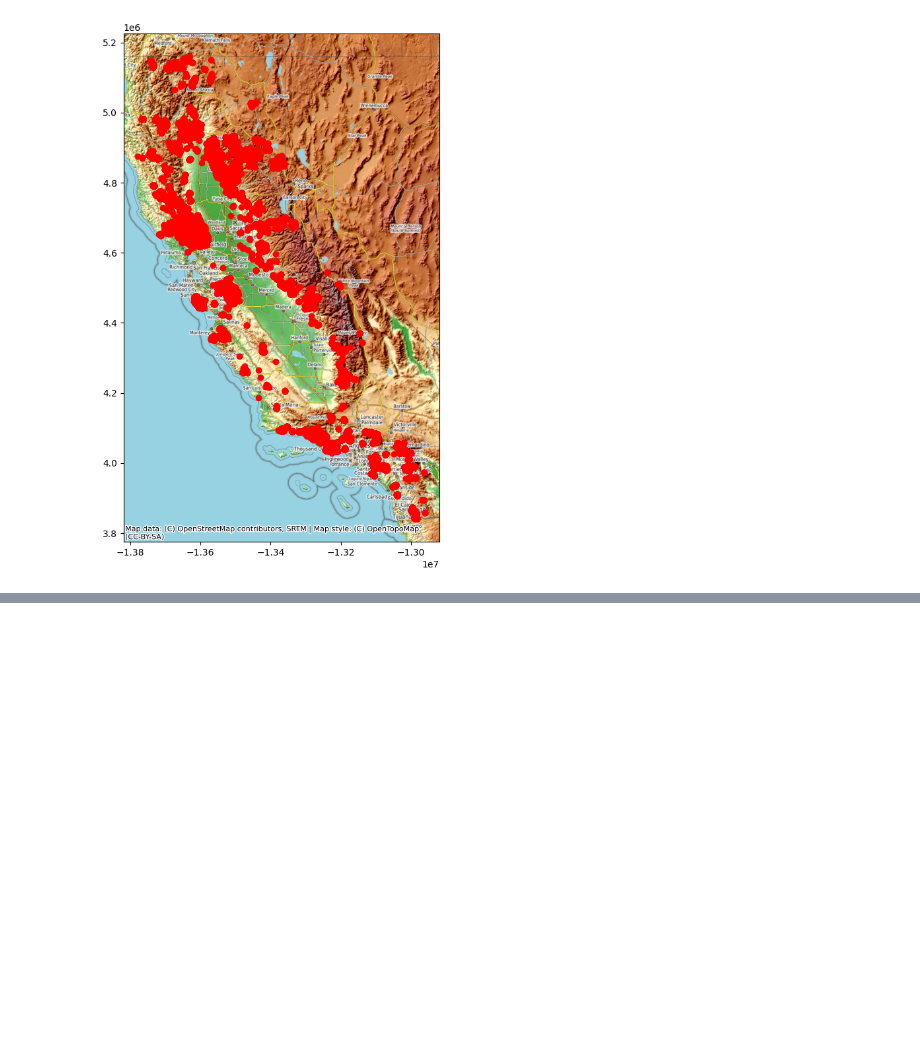
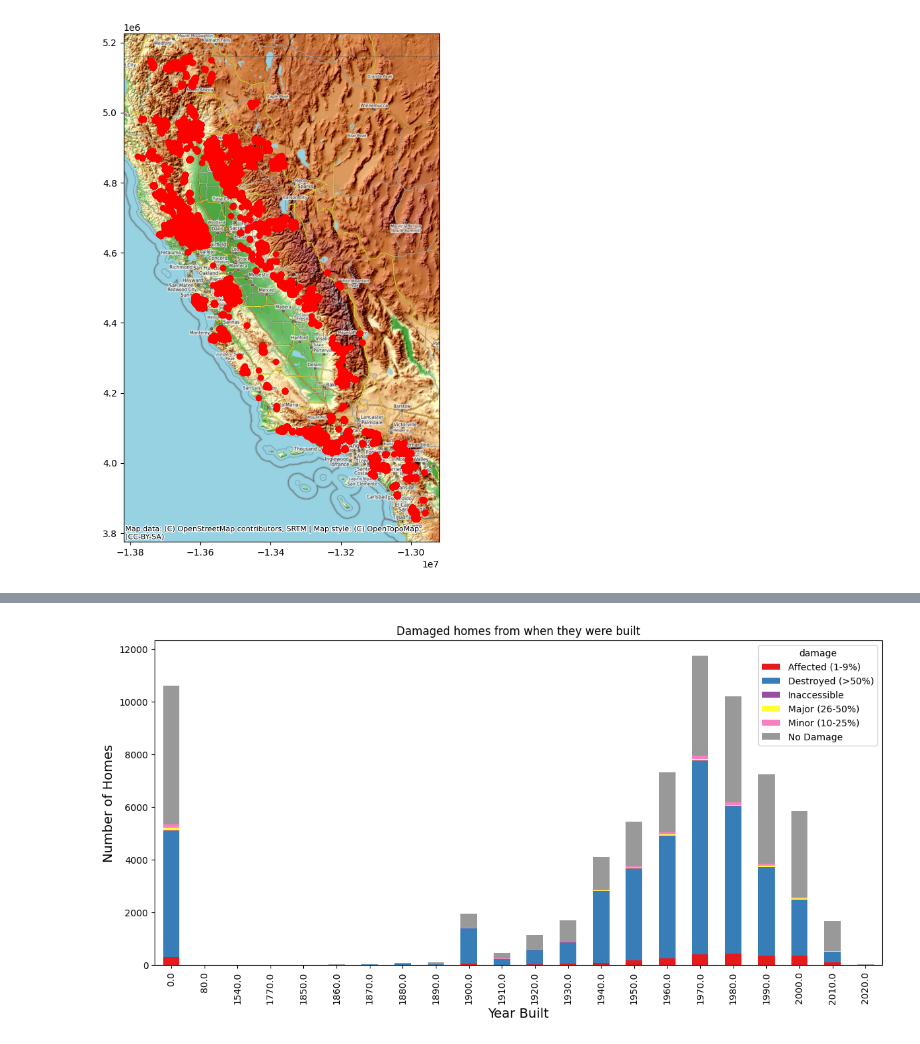
Before and after one commit to AnrieS/california_fires, a Jupyter notebook: data_analysis.ipynb, the cells around one changed output, grey strips where cells are left out. Cells and saved outputs as stored; diff of their text form; code cells hidden in the pictures; blank space fills up the shorter version.

```diff
--- a/data_analysis.ipynb
+++ b/data_analysis.ipynb
@@ -69,0 +70,8 @@ ctx.add_basemap(ax, source=ctx.providers.OpenTopoMap)
+# %%
+new_geo_data = geo_data.copy()
+
+new_geo_data = pd.DataFrame(new_geo_data)
+# %%
+new_geo_data.columns = [col.lower() for col in new_geo_data.columns]
+
+print(new_geo_data.columns)
@@ -69,0 +93,5 @@ ctx.add_basemap(ax, source=ctx.providers.OpenTopoMap)
+# %%
+#Adding a new column 'Decade' to group the year built by 10
+new_geo_data['decade'] = (new_geo_data['yearbuilt'] // 10) * 10
+
+new_geo_data.head()
@@ -69,0 +106,14 @@ ctx.add_basemap(ax, source=ctx.providers.OpenTopoMap)
+# %%
+#grouping data by decades and summing the damage
+damage_by_date = new_geo_data.groupby(['decade', 'damage']).size().unstack().fillna(0)
+
+
+damage_by_date.plot(kind='bar', stacked=True, cmap='Set1', figsize=(12,6))
+plt.xlabel('Year Built', fontsize=14)
+plt.ylabel('Number of Homes',fontsize=14)
+plt.tight_layout()
+
+plt.title("Damaged homes from when they were built")
+plt.show()
+# %% [output]
+[figure, added]
```
Also changed, not shown: parts of 10 cells of this notebook.
